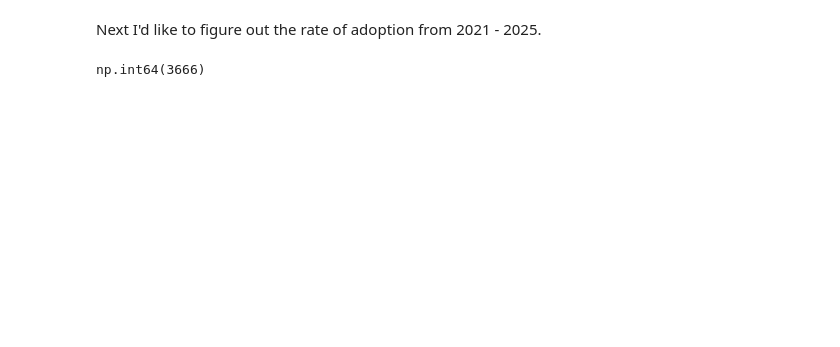
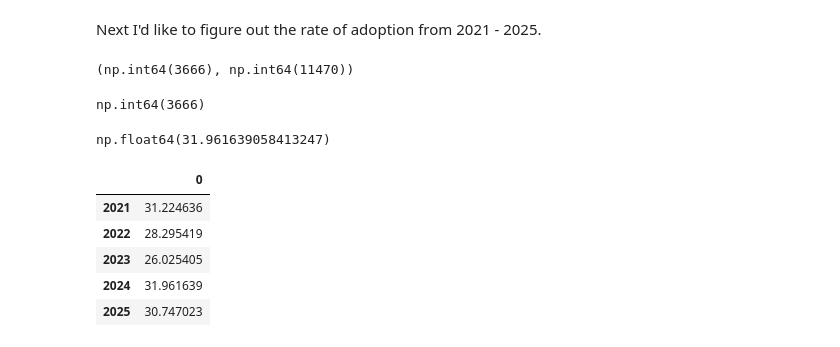
Before and after one commit to CosmicIdes/LMAS_intake_analysis, a Jupyter notebook: main.ipynb, the cells around one changed output. Cells and saved outputs as stored; diff of their text form; code cells hidden in the pictures; blank space fills up the shorter version.

```diff
--- a/main.ipynb
+++ b/main.ipynb
@@ -674,15 +683,55 @@ plt.show()
 # %% [markdown]
 Next I'd like to figure out the rate of adoption from 2021 - 2025.
 # %%
-def out_types_by_year_and_type(year, out_type):
+def out_types_by_year_and_type(year, out_types):
     df['out_type'] = df['out_type'].str.strip().str.lower()
     out_type_count = df.groupby(df['out_date'].dt.year)['out_type'].value_counts(ascending=False)
 
     filtered_out_type_by_year = out_type_count.loc[int(year)]
-    filtered_out_type_by_type = filtered_out_type_by_year.loc[str(out_type)]
-
-    return filtered_out_type_by_type
+    filtered_out_type_by_type = filtered_out_type_by_year.loc[str(out_types)]
+    filtered_out_type_by_year_sum = filtered_out_type_by_year.sum()
+    return filtered_out_type_by_type, filtered_out_type_by_year_sum
 
 out_types_by_year_and_type(2024, 'adoption')
 # %% [output]
-np.int64(3666)
+(np.int64(3666), np.int64(11470))
+# %%
+def adoption_out_type_by_year(year):
+    df['out_type'] = df['out_type'].str.strip().str.lower()
+    out_types_count = df.groupby(df['out_date'].dt.year)['out_type'].value_counts(ascending=False)
+    year_count = out_types_count.loc[year]
+    adoption_filtered_year = year_count.loc['adoption']
+    return adoption_filtered_year
+
+adoption_out_type_by_year(2024)
+# %% [output]
+np.int64(3666)
+# %%
+def adoption_rate(year):
+    total_count = df.groupby(df['out_date'].dt.year)['out_type'].value_counts()
+    total_by_year = total_count.loc[year]
+    total_count_by_year = total_by_year.sum()
+    return adoption_out_type_by_year(year) / total_count_by_year * 100
+
+adoption_rate(2024)
+# %% [output]
+np.float64(31.961639058413247)
+# %%
+def get_adoption_rates(start, end):
+    dict_of_adoption_rates = {}
+    for year in range(start, end + 1):
+            rate = adoption_rate(year)
+            dict_of_adoption_rates[int(year)] = rate
+    return dict_of_adoption_rates
+
+adoption_rates_2021_2025 = get_adoption_rates(2021, 2025)
+
+df_adoption_rates = pd.DataFrame.from_dict(adoption_rates_2021_2025, orient='index')
+df_adoption_rates
+# %% [output]
+|  | 0 |
+| 2021 | 31.224636 |
+| 2022 | 28.295419 |
+| 2023 | 26.025405 |
+| 2024 | 31.961639 |
+| 2025 | 30.747023 |
```
Also changed, not shown: parts of 16 cells of this notebook.
